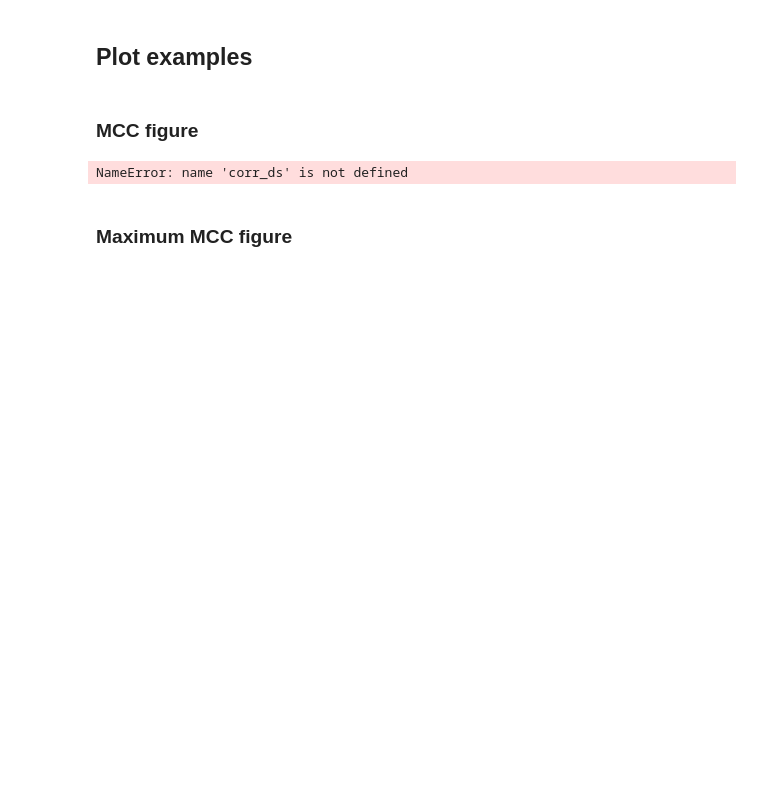
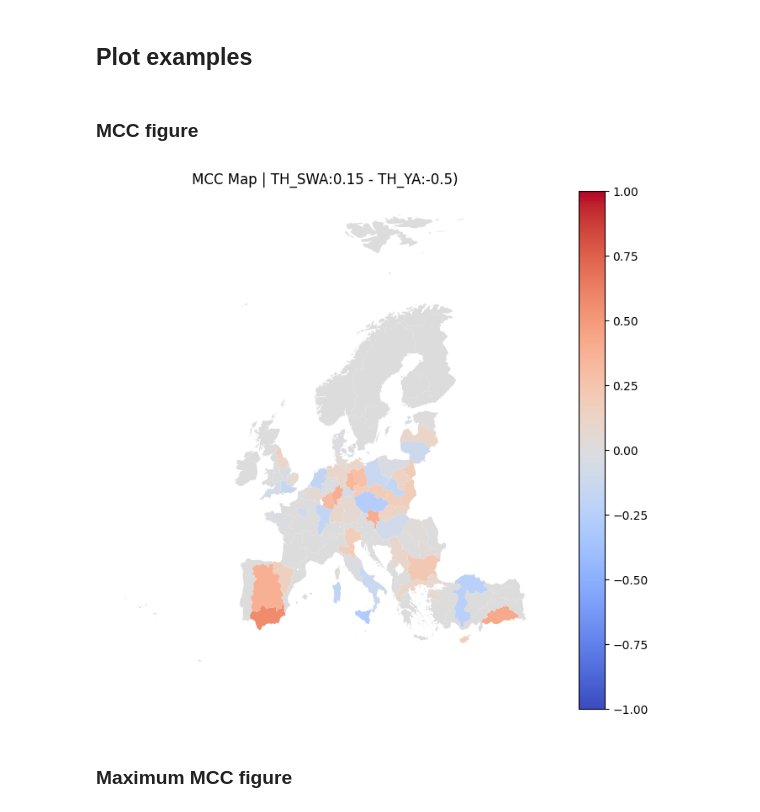
Before and after one commit to enzof16/drought-swa-yield_anom, a Jupyter notebook: docs-notebooks/3-correlation_demo.ipynb, the cells around one changed output. Saved outputs shown, nothing was run; the diff lists cells and outputs as text; code cells hidden in the pictures; blank space fills up the shorter version.

```diff
--- a/docs-notebooks/3-correlation_demo.ipynb
+++ b/docs-notebooks/3-correlation_demo.ipynb
@@ -57,12 +79,16 @@ NameError: name 'corr_ds' is not defined
 # %% [markdown]
 ### MCC figure
 # %%
+#
+# NOTE : You can have better looking figures by using the Holoviz interactive map below and clicking on the save button
+#
+
 %matplotlib inline
-TH_SWA = 0.2
+TH_SWA = 0.15
 TH_YA = -0.5
 vis_corr.plot_mcc_map(corr_ds, th_swa=TH_SWA, th_ya=TH_YA, show=True)
 # %% [output]
-NameError: name 'corr_ds' is not defined
+[figure, added]
 # %% [markdown]
 ### Maximum MCC figure
 # %%
```
Also changed, not shown: parts of 9 cells of this notebook, 1 other file.
